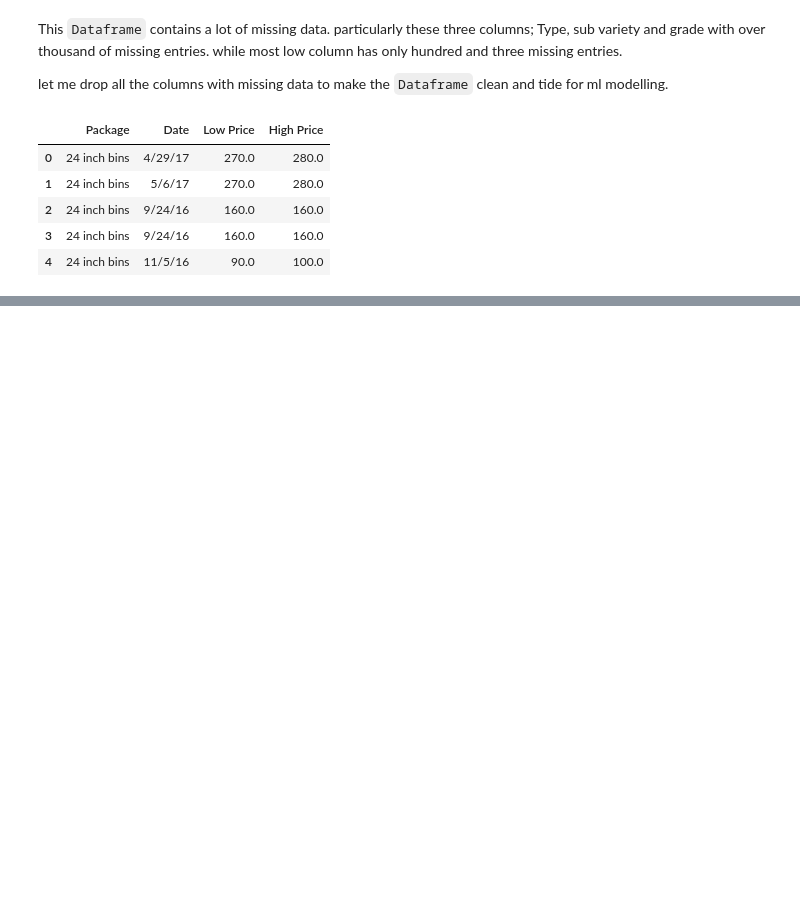
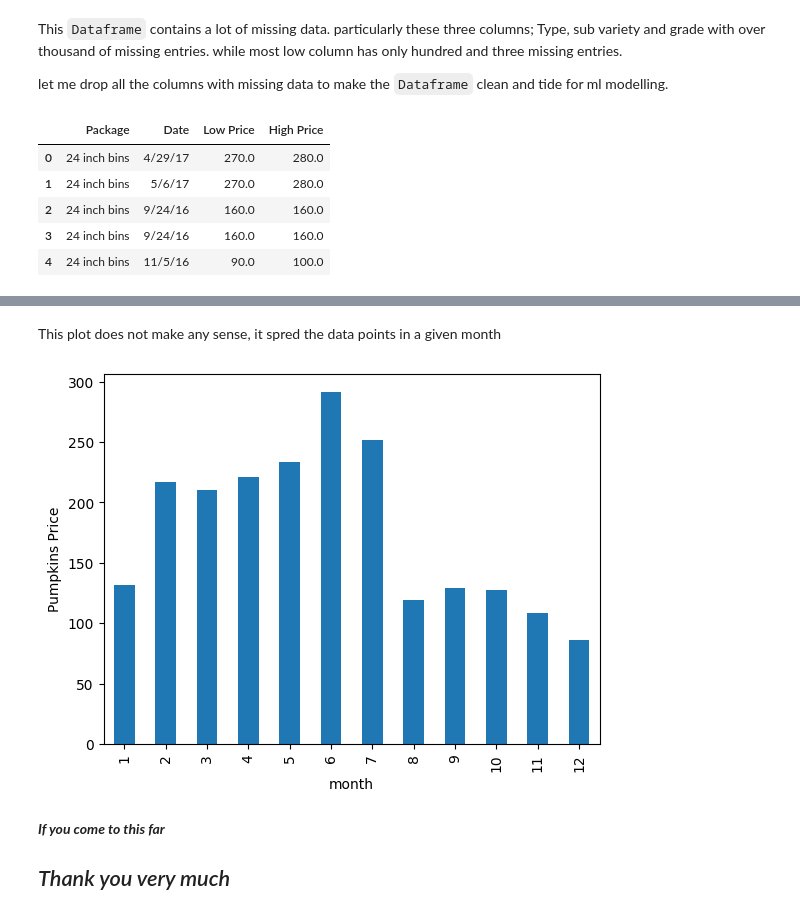
Before and after one commit to HABUDANHAYABK/ArewaDS-Machine-Learning, a Jupyter notebook: Regression/Managing-Data/notebook.ipynb, the cells around one changed output, grey strips where cells are left out. Drawn from its saved outputs; the diff is of its cells as text; code cells hidden in the pictures; blank space fills up the shorter version.

```diff
--- a/Regression/Managing-Data/notebook.ipynb
+++ b/Regression/Managing-Data/notebook.ipynb
@@ -68,0 +163,11 @@ pumpkins.head()
+# %% [markdown]
+This plot does not make any sense, it spred the data points in a given month
+# %%
+new_pumpkins.groupby('month')['price'].mean().plot(kind='bar')
+plt.ylabel('Pumpkins Price')
+plt.show()
+# %% [output]
+[figure, added]
+# %% [markdown]
+**_If you come to this far_**
+## _Thank you very much_
```
Also changed, not shown: parts of 11 cells of this notebook.
